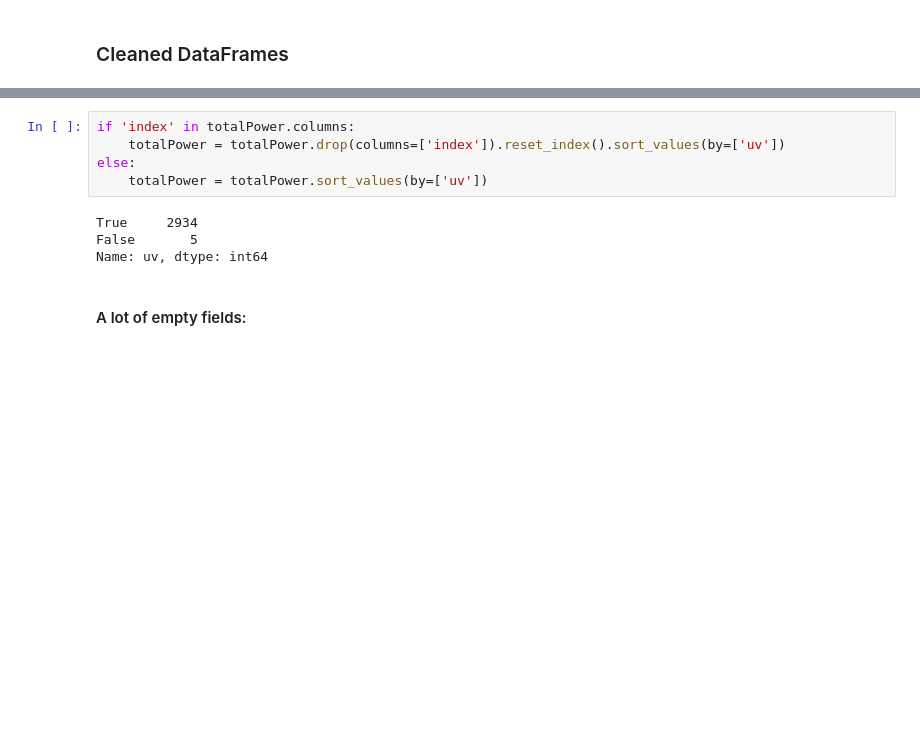
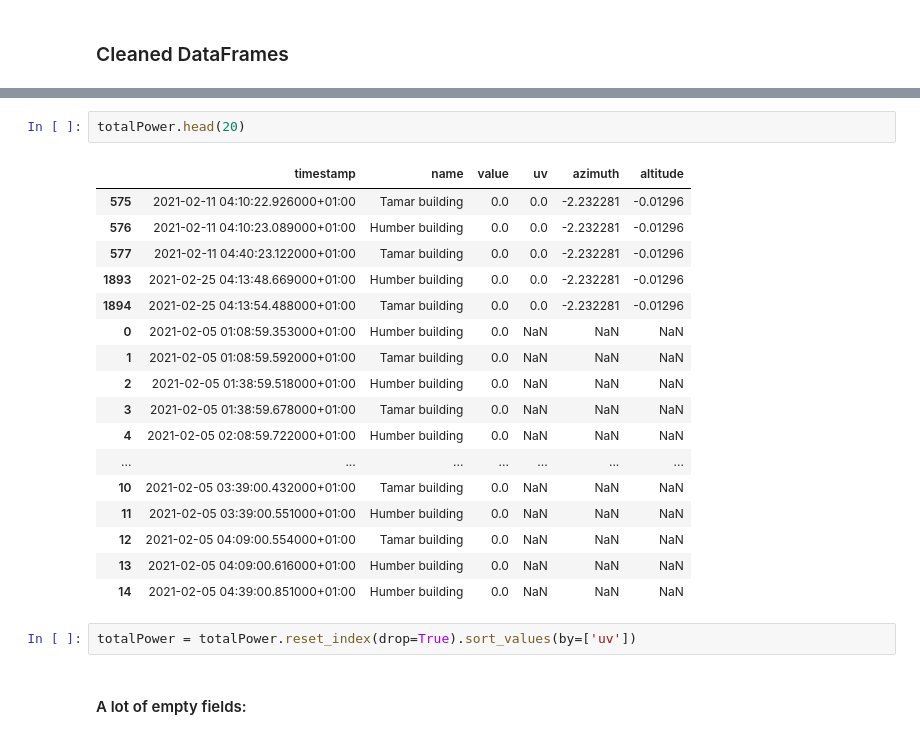
Before and after one commit to OpenRemote-Energy-Challenge/machine-learning, a Jupyter notebook: machine-learning.ipynb, the cells around one changed output, grey strips where cells are left out. Drawn from its saved outputs; the diff is of its cells as text; blank space fills up the shorter version.

```diff
--- a/machine-learning.ipynb
+++ b/machine-learning.ipynb
@@ -396,12 +395,25 @@ Given nr 3273 an uv value of 0.0
-# %%
-if 'index' in totalPower.columns:
-    totalPower = totalPower.drop(columns=['index']).reset_index().sort_values(by=['uv'])
-else:
-    totalPower = totalPower.sort_values(by=['uv'])
-# %% [output]
-True     2934
-False       5
-Name: uv, dtype: int64
+# %%
+totalPower.head(20)
+# %% [output]
+|  | timestamp | name | value | uv | azimuth | altitude |
+| 575 | 2021-02-11 04:10:22.926000+01:00 | Tamar building | 0.0 | 0.0 | -2.232281 | -0.01296 |
+| 576 | 2021-02-11 04:10:23.089000+01:00 | Humber building | 0.0 | 0.0 | -2.232281 | -0.01296 |
+| 577 | 2021-02-11 04:40:23.122000+01:00 | Tamar building | 0.0 | 0.0 | -2.232281 | -0.01296 |
+| 1893 | 2021-02-25 04:13:48.669000+01:00 | Humber building | 0.0 | 0.0 | -2.232281 | -0.01296 |
+| 1894 | 2021-02-25 04:13:54.488000+01:00 | Tamar building | 0.0 | 0.0 | -2.232281 | -0.01296 |
+| 0 | 2021-02-05 01:08:59.353000+01:00 | Humber building | 0.0 | NaN | NaN | NaN |
+| 1 | 2021-02-05 01:08:59.592000+01:00 | Tamar building | 0.0 | NaN | NaN | NaN |
+| 2 | 2021-02-05 01:38:59.518000+01:00 | Humber building | 0.0 | NaN | NaN | NaN |
+| 3 | 2021-02-05 01:38:59.678000+01:00 | Tamar building | 0.0 | NaN | NaN | NaN |
+| 4 | 2021-02-05 02:08:59.722000+01:00 | Humber building | 0.0 | NaN | NaN | NaN |
+| ... | ... | ... | ... | ... | ... | ... |
+| 10 | 2021-02-05 03:39:00.432000+01:00 | Tamar building | 0.0 | NaN | NaN | NaN |
+| 11 | 2021-02-05 03:39:00.551000+01:00 | Humber building | 0.0 | NaN | NaN | NaN |
+| 12 | 2021-02-05 04:09:00.554000+01:00 | Tamar building | 0.0 | NaN | NaN | NaN |
+| 13 | 2021-02-05 04:09:00.616000+01:00 | Humber building | 0.0 | NaN | NaN | NaN |
+| 14 | 2021-02-05 04:39:00.851000+01:00 | Humber building | 0.0 | NaN | NaN | NaN |
+# %%
+totalPower = totalPower.reset_index(drop=True).sort_values(by=['uv'])
 # %% [markdown]
 #### A lot of empty fields:
 # %%
```
Also changed, not shown: parts of 28 cells of this notebook, 1 other file.
